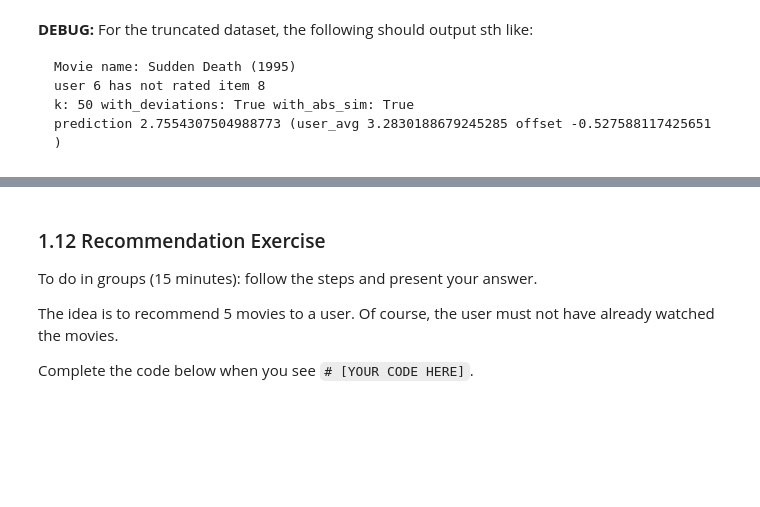
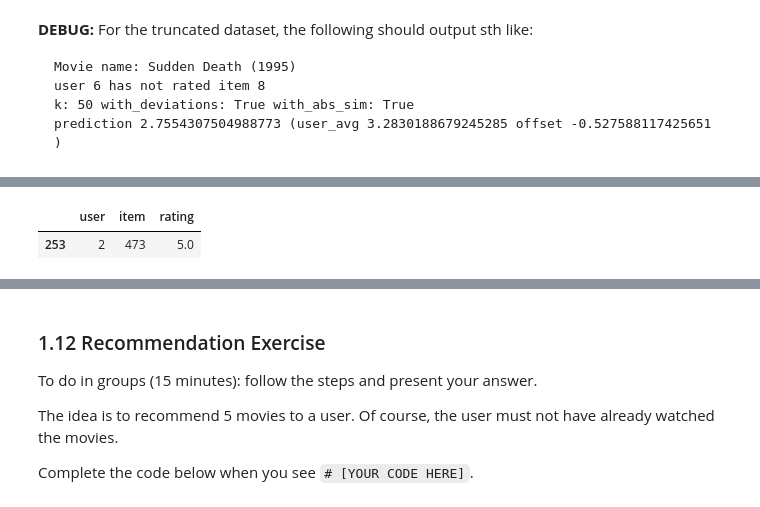
Before and after one commit to Rolex-Github/BigScaleAnalytics, a Jupyter notebook: week6/Recommender_systems.ipynb, the cells around one changed output, grey strips where cells are left out. Cells and saved outputs as stored; diff of their text form; code cells hidden in the pictures; blank space fills up the shorter version.

```diff
--- a/week6/Recommender_systems.ipynb
+++ b/week6/Recommender_systems.ipynb
@@ -562,5 +802,8 @@ if DEBUG:
 # %%
-ratings[ratings.user == 2]
+ratings[(ratings.user == 2)&(ratings.item == 473)]
+# %% [output]
+|  | user | item | rating |
+| 253 | 2 | 473 | 5.0 |
 # %%
 # Compute prediction of user 2 for movie with idx 157 - true value = 3
 if DEBUG:
```
Also changed, not shown: parts of 34 cells of this notebook.
